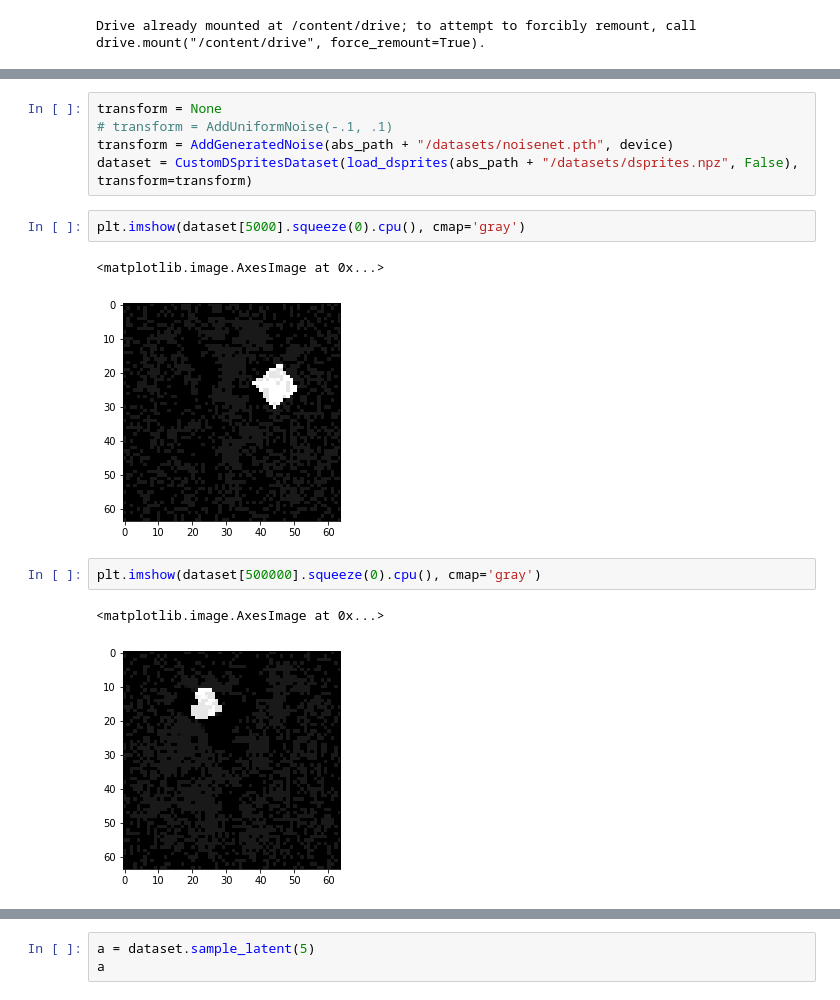
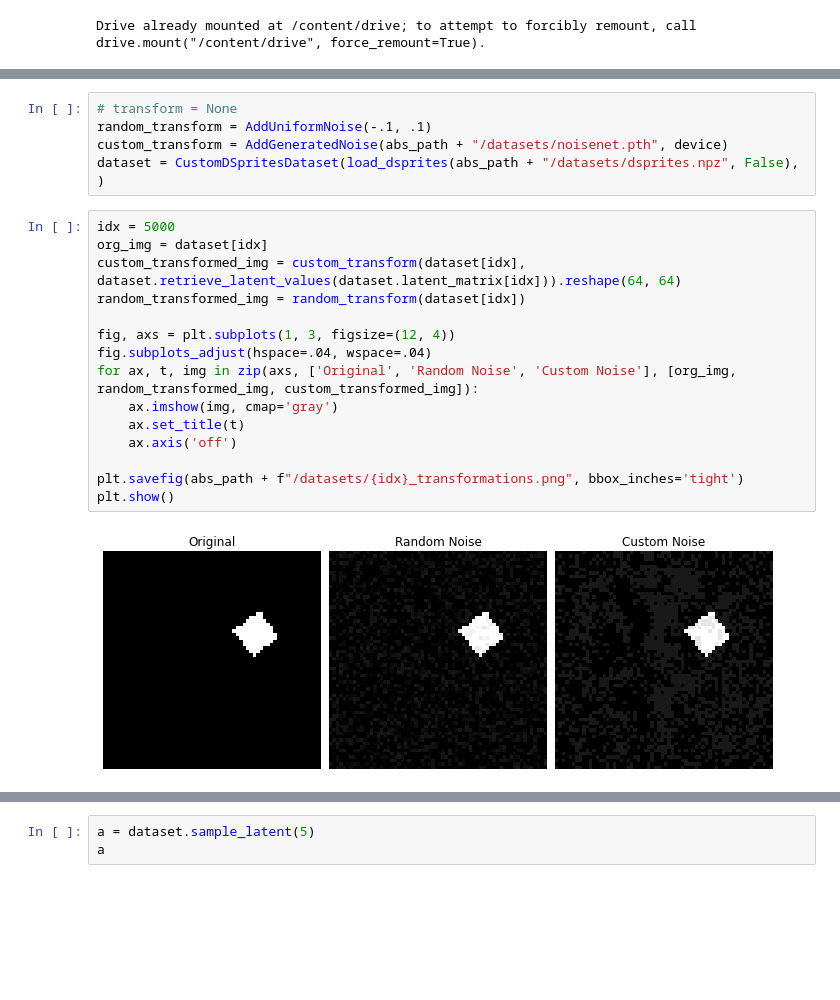
Before and after one commit to hzzhyj/atml, a Jupyter notebook: datasets/NoiseNet.ipynb, the cells around one changed output, grey strips where cells are left out. Saved outputs shown, nothing was run; the diff lists cells and outputs as text; blank space fills up the shorter version.

```diff
--- a/datasets/NoiseNet.ipynb
+++ b/datasets/NoiseNet.ipynb
@@ -42,15 +65,22 @@ device(type='cuda')
 # %%
-transform = None
-# transform = AddUniformNoise(-.1, .1)
-transform = AddGeneratedNoise(abs_path + "/datasets/noisenet.pth", device)
-dataset = CustomDSpritesDataset(load_dsprites(abs_path + "/datasets/dsprites.npz", False), transform=transform)
+# transform = None
+random_transform = AddUniformNoise(-.1, .1)
+custom_transform = AddGeneratedNoise(abs_path + "/datasets/noisenet.pth", device)
+dataset = CustomDSpritesDataset(load_dsprites(abs_path + "/datasets/dsprites.npz", False), )
-# %%
-plt.imshow(dataset[5000].squeeze(0).cpu(), cmap='gray')
-# %% [output]
-<matplotlib.image.AxesImage at 0x...>
-[figure, removed]
-# %%
-plt.imshow(dataset[500000].squeeze(0).cpu(), cmap='gray')
-# %% [output]
-<matplotlib.image.AxesImage at 0x...>
-[figure, removed]
+# %%
+idx = 5000
+org_img = dataset[idx]
+custom_transformed_img = custom_transform(dataset[idx], dataset.retrieve_latent_values(dataset.latent_matrix[idx])).reshape(64, 64)
+random_transformed_img = random_transform(dataset[idx])
+
+fig, axs = plt.subplots(1, 3, figsize=(12, 4))
+fig.subplots_adjust(hspace=.04, wspace=.04)
+for ax, t, img in zip(axs, ['Original', 'Random Noise', 'Custom Noise'], [org_img, random_transformed_img, custom_transformed_img]):
+    ax.imshow(img, cmap='gray')
+    ax.set_title(t)
+    ax.axis('off')
+
+plt.savefig(abs_path + f"/datasets/{idx}_transformations.png", bbox_inches='tight')
+plt.show()
+# %% [output]
+[figure, added]
```
Also changed, not shown: parts of 5 cells of this notebook, 9 other files.
